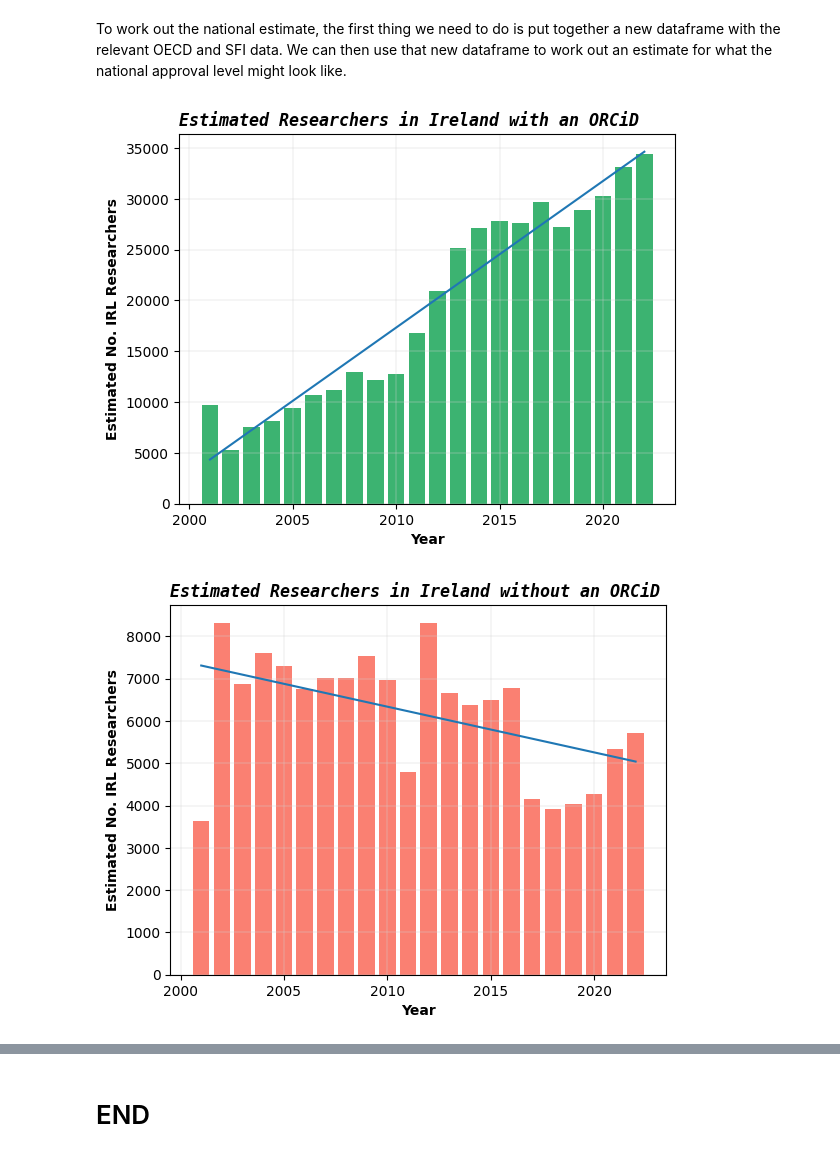
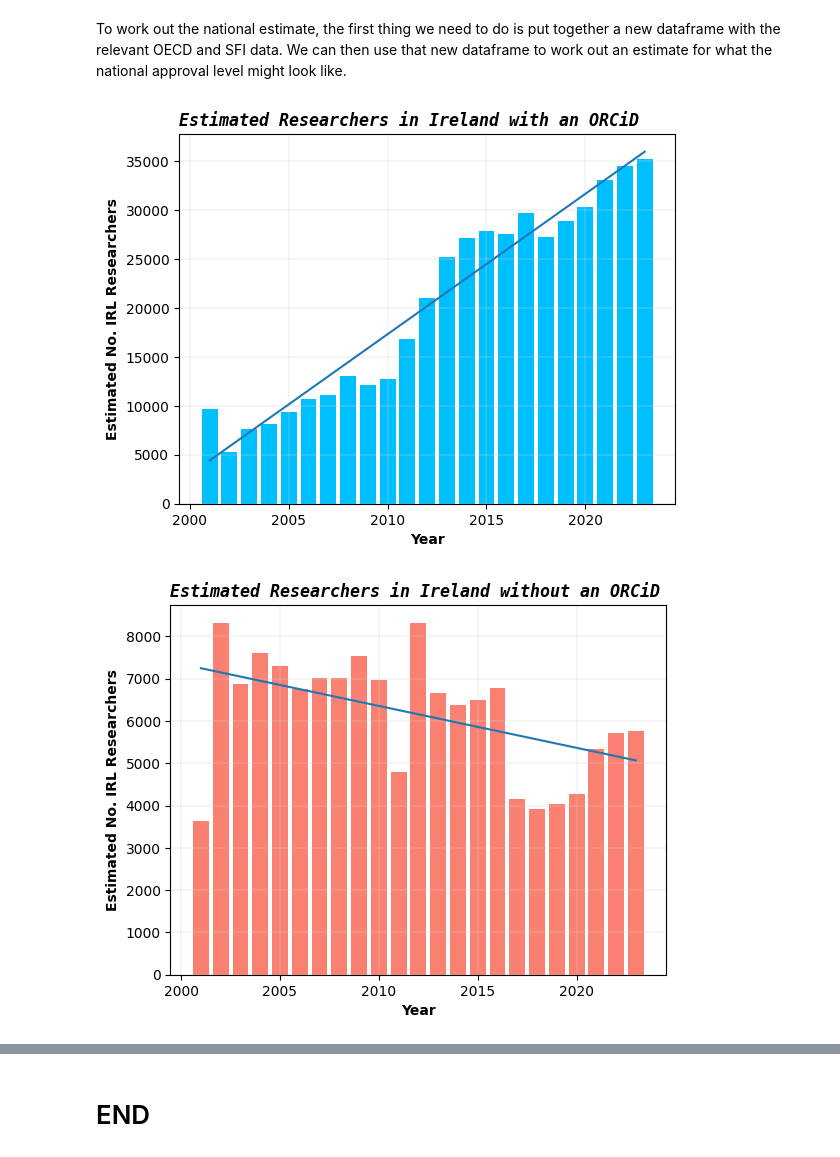
Before and after one commit to NeilTynan/4369_Project, a Jupyter notebook: project.ipynb, the cells around one changed output, grey strips where cells are left out. Drawn from its saved outputs; the diff is of its cells as text; code cells hidden in the pictures.

Commit message:
Added in model to generate 2023 OECD data

```diff
--- a/project.ipynb
+++ b/project.ipynb
@@ -71,3 +73,11 @@ print("Number of Irish Researchers in 2022:", irl2022["OBS_VALUE"].values[0])
 Number of Irish Researchers in 2022: 40174.0
 # %% [markdown]
 As per the trendline, we can see a fairly steady increase in active researchers in Ireland throughout the surved period. We now have the baseline data we need to work out the answer to our core question. The next step will be trying to establish the ORCiD approval rate on the SFI side of things.
+# %%
+# model the linear progression of the OECD data
+irl['years'] = (irl['TIME_PERIOD'] - irl['TIME_PERIOD'].min())
+X = irl[['years']]
+y = irl['OBS_VALUE']
+model = LinearRegression()
+model.fit(X, y)
+y_pred = model.predict(X)
@@ -73,0 +93,4 @@ As per the trendline, we can see a fairly steady increase in active researchers
+# %%
+# add in the new data
+new_row = {'TIME_PERIOD': 2023, 'OBS_VALUE': 41017} # rounding up 'OBS_VALUE' as this should be a whole value
+irl.loc[len(irl)] = new_row
@@ -169,7 +217,7 @@ OINY = OIN.groupby(SD.dt.year).sum()
 
 # Adding in date ranges, as there is only partial data for 2024
 dateFrom = "2001"
-dateTo = "2022"
+dateTo = "2023"
 # %%
 # Charting the SFI ORCiD data
 plt1, = plt.plot(ONNY.loc[dateFrom:dateTo], marker='.', color='sandybrown')
@@ -236,20 +274,20 @@ data['ORCiD'] = data.OBS_VALUE * data["ORCPer"]
 data['NoORCiD'] = data.OBS_VALUE * data["NoORCPer"]
 # %%
 # Generate Bar Chart for estimated IRL Researchers with ORCiDs
-plt.bar(data.index, data['ORCiD'], color='mediumseagreen')
+plt.bar(data.index, data['ORCiD'], color='deepskyblue')
 plt.xlabel("Year", fontweight='bold')
 plt.ylabel("Estimated No. IRL Researchers", fontweight='bold')
 plt.grid(color='lightgrey', linestyle='-', linewidth=0.3)
 plt.title('Estimated Researchers in Ireland with an ORCiD', fontweight='bold', style='italic', family='monospace', loc = 'left')
 
 # Calculate the Trendline
 z = np.polyfit(data.index, data['ORCiD'], 1)
 p = np.poly1d(z)
 plt.plot(data.index, p(data.index))
 
 plt.show()
 # %% [output]
-[figure, old version]
+[figure, new version]
 # %%
 # Generate Bar Chart for estimated IRL Researchers without an ORCiD
 plt.bar(data.index, data['NoORCiD'], color='salmon')
@@ -265,7 +303,7 @@ plt.plot(data.index, p(data.index))
 
 plt.show()
 # %% [output]
-[figure, old version]
+[figure, new version]
 # %%
 # Generate stacked bar chart for easy comparison of the overall numbers in both categories
 fig, ax = plt.subplots()
```
Also changed, not shown: parts of 7 cells of this notebook, 1 other file.
